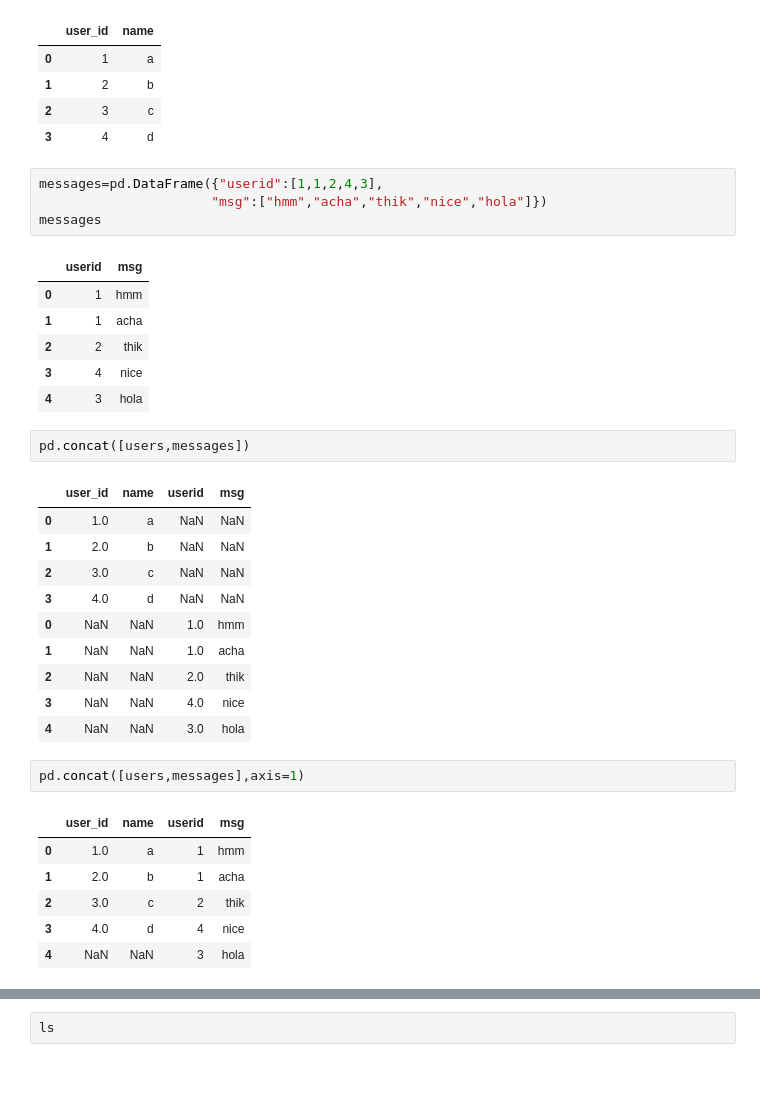
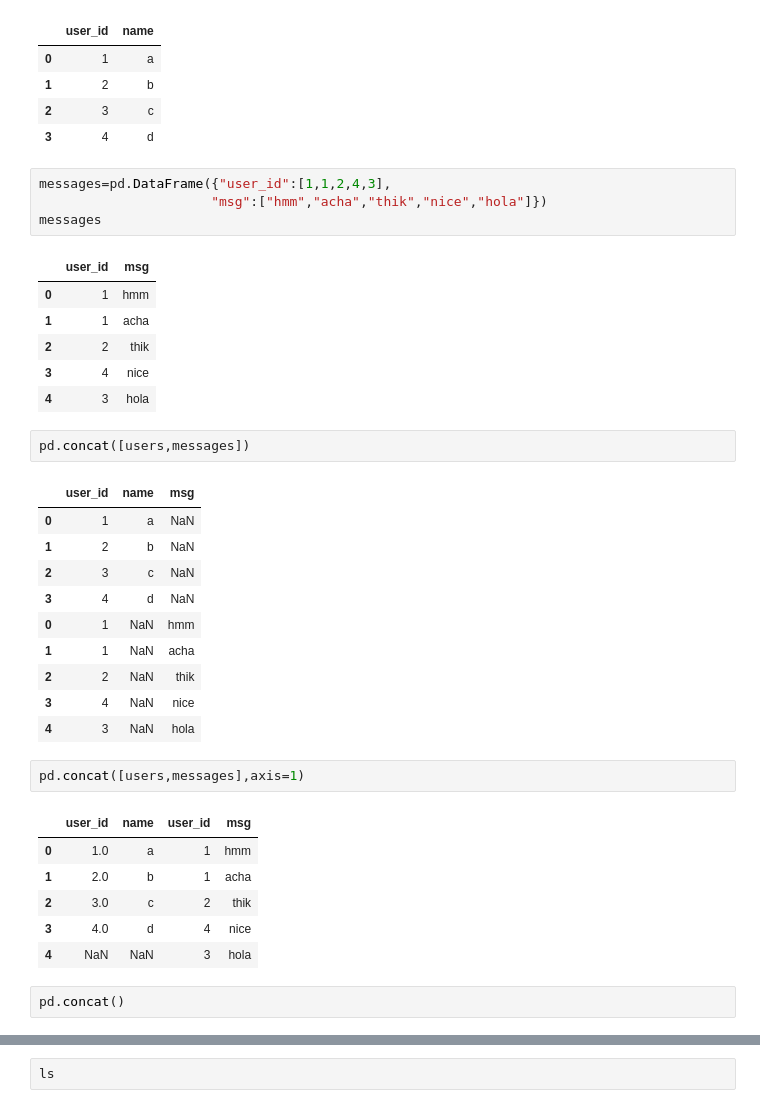
Before and after one commit to jeeet0700/Pandas, a Jupyter notebook: Pandas final cut.ipynb, the cells around one changed output, grey strips where cells are left out. Drawn from its saved outputs; the diff is of its cells as text; blank space fills up the shorter version.

```diff
--- a/Pandas final cut.ipynb
+++ b/Pandas final cut.ipynb
@@ -1311,11 +1311,11 @@ users
 | 2 | 3 | c |
 | 3 | 4 | d |
 # %%
-messages=pd.DataFrame({"userid":[1,1,2,4,3],
+messages=pd.DataFrame({"user_id":[1,1,2,4,3],
                       "msg":["hmm","acha","thik","nice","hola"]})
 messages
 # %% [output]
-|  | userid | msg |
+|  | user_id | msg |
 | 0 | 1 | hmm |
 | 1 | 1 | acha |
 | 2 | 2 | thik |
@@ -1324,23 +1324,25 @@ messages
 # %%
 pd.concat([users,messages])
 # %% [output]
-|  | user_id | name | userid | msg |
-| 0 | 1.0 | a | NaN | NaN |
-| 1 | 2.0 | b | NaN | NaN |
-| 2 | 3.0 | c | NaN | NaN |
-| 3 | 4.0 | d | NaN | NaN |
-| 0 | NaN | NaN | 1.0 | hmm |
-| 1 | NaN | NaN | 1.0 | acha |
-| 2 | NaN | NaN | 2.0 | thik |
-| 3 | NaN | NaN | 4.0 | nice |
-| 4 | NaN | NaN | 3.0 | hola |
+|  | user_id | name | msg |
+| 0 | 1 | a | NaN |
+| 1 | 2 | b | NaN |
+| 2 | 3 | c | NaN |
+| 3 | 4 | d | NaN |
+| 0 | 1 | NaN | hmm |
+| 1 | 1 | NaN | acha |
+| 2 | 2 | NaN | thik |
+| 3 | 4 | NaN | nice |
+| 4 | 3 | NaN | hola |
 # %%
 pd.concat([users,messages],axis=1)
 # %% [output]
-|  | user_id | name | userid | msg |
+|  | user_id | name | user_id | msg |
 | 0 | 1.0 | a | 1 | hmm |
 | 1 | 2.0 | b | 1 | acha |
 | 2 | 3.0 | c | 2 | thik |
 | 3 | 4.0 | d | 4 | nice |
 | 4 | NaN | NaN | 3 | hola |
+# %%
+pd.concat()
 # %%
```
Also changed, not shown: parts of 11 cells of this notebook.
